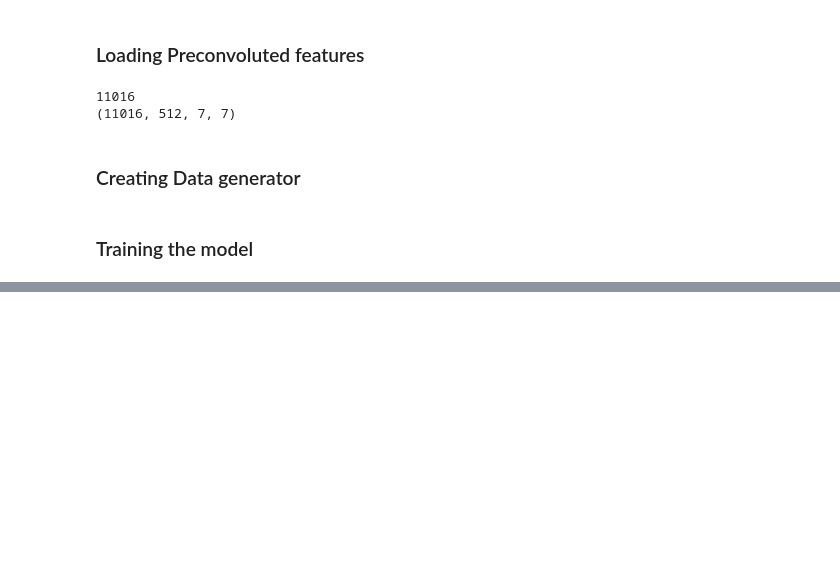
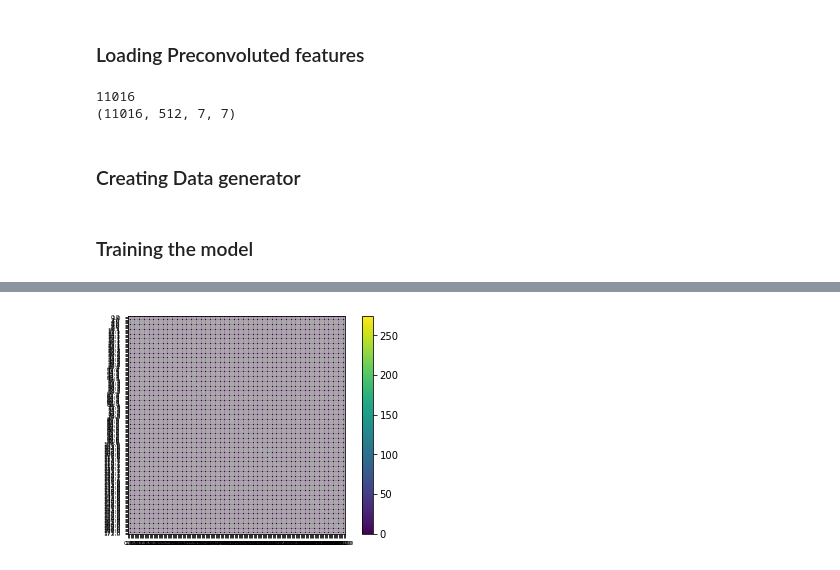
Before and after one commit to VivekShankar/CS231N_FinalProject, a Jupyter notebook: food_classification.ipynb, the cells around one changed output, grey strips where cells are left out. Drawn from its saved outputs; the diff is of its cells as text; code cells hidden in the pictures; blank space fills up the shorter version.

```diff
--- a/food_classification.ipynb
+++ b/food_classification.ipynb
@@ -237,0 +299,15 @@ Accuracy of the network on the all test images: 51 %
+# %%
+# Store y_pred and y_test on the test set for evaluation.
+
+y_pred = []
+y_test = []
+with torch.no_grad():
+    model.eval()
+    for data in test_dataloader:
+        images, labels = data
+        images = gpu(images)
+        labels = gpu(labels)
+        outputs = model(images)
+        _, predicted = torch.max(outputs.data, 1)
+        y_pred.extend(predicted.cpu().numpy().tolist())
+        y_test.extend(labels.cpu().numpy().tolist())
@@ -237,0 +319,4 @@ Accuracy of the network on the all test images: 51 %
+# %%
+cnf_matrix = confusion_matrix(y_test, y_pred)
+print('Confusion Matrix\n')
+print(cnf_matrix)
@@ -237,0 +341,14 @@ Accuracy of the network on the all test images: 51 %
+# %%
+import numpy as np
+import matplotlib.pyplot as plt
+
+confmat=cnf_matrix
+ticks=np.linspace(0, 172,num=172)
+plt.imshow(confmat, interpolation='none')
+plt.colorbar()
+plt.xticks(ticks,fontsize=6)
+plt.yticks(ticks,fontsize=6)
+plt.grid(True)
+plt.show()
+# %% [output]
+[figure, added]
```
Also changed, not shown: parts of 13 cells of this notebook.
